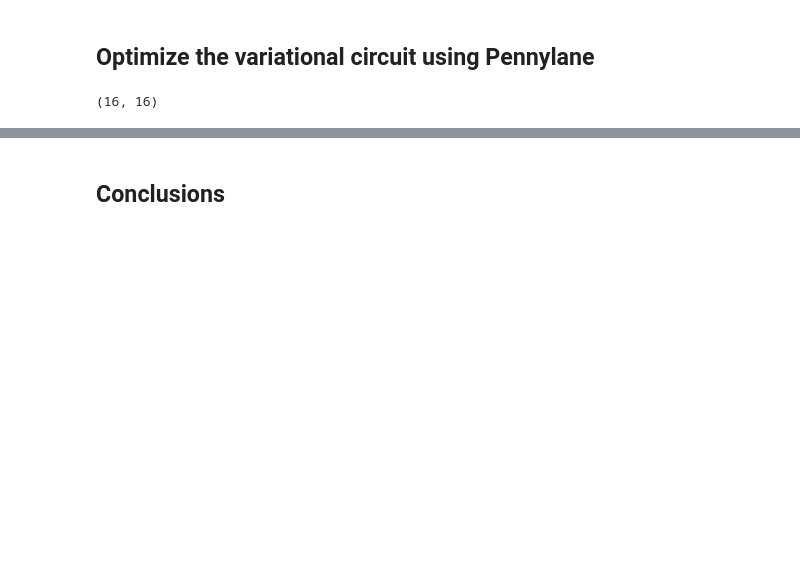
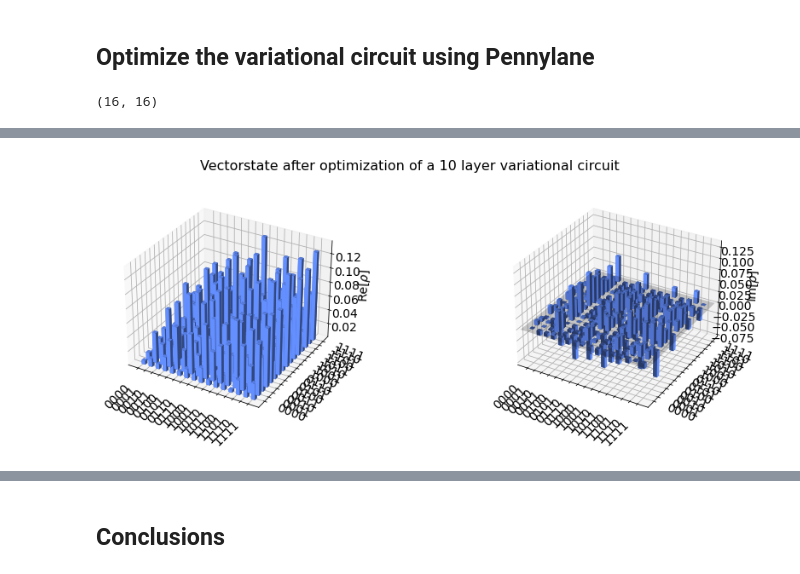
Before and after one commit to fioyarce/qosf_mentorship_program, a Jupyter notebook: Task 1/Task 1 - Solution.ipynb, the cells around one changed output, grey strips where cells are left out. Cells and saved outputs as stored; diff of their text form; code cells hidden in the pictures; blank space fills up the shorter version.

```diff
--- a/Task 1/Task 1 - Solution.ipynb
+++ b/Task 1/Task 1 - Solution.ipynb
@@ -600,0 +621,8 @@ plt.show()
+# %%
+qc = build_variational_circuit(n_layers, params_list[9])
+
+statevector = execute(qc, backend).result().get_statevector(qc, decimals = 3)
+
+plot_state_city(statevector, title='Vectorstate after optimization of a 10 layer variational circuit')
+# %% [output]
+[figure, added]
```
Also changed, not shown: parts of 21 cells of this notebook.
